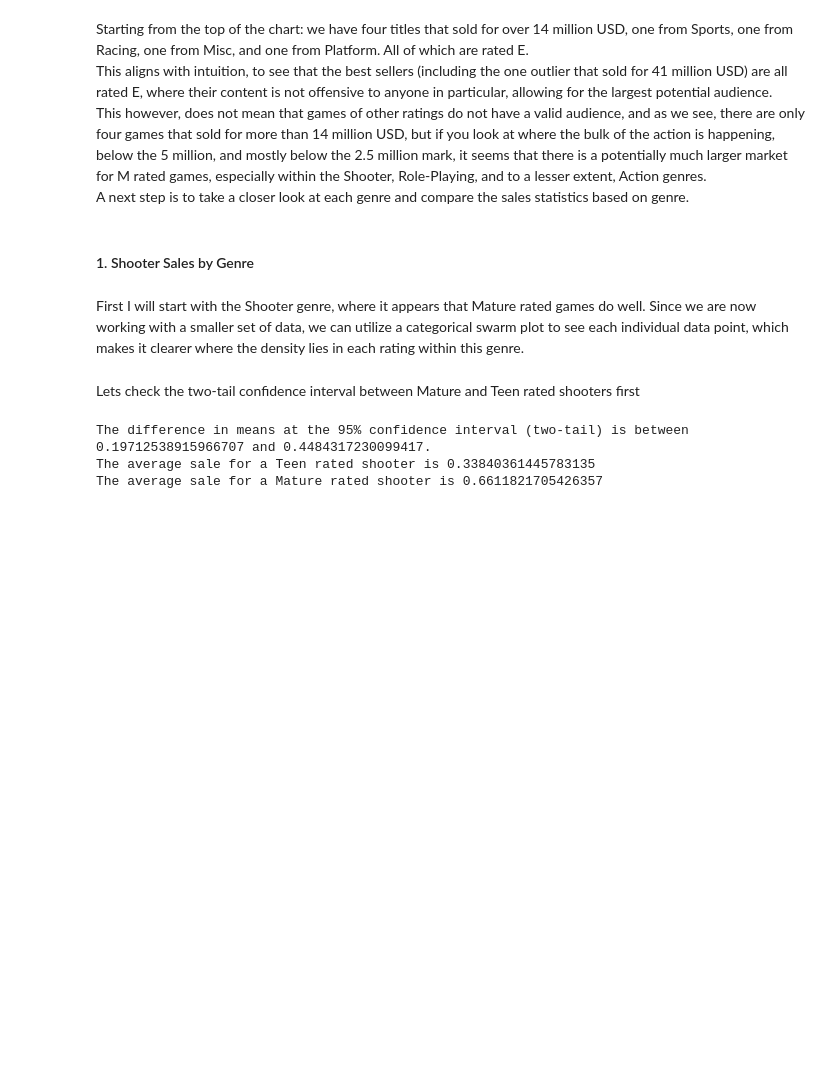
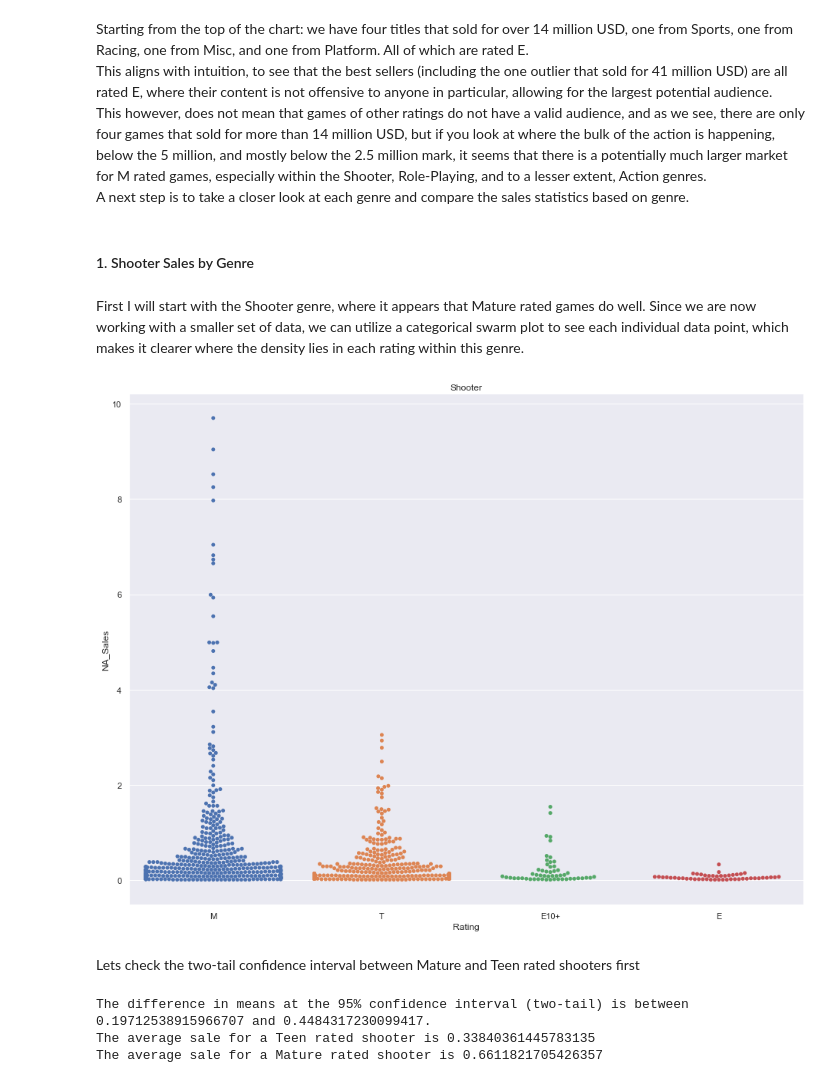
Before and after one commit to rjstange/Video-Game-Sales-by-ESRB-Rating, a Jupyter notebook: Video Game Sales By Maturity Rating.ipynb, the cells around one changed output. Cells and saved outputs as stored; diff of their text form; code cells hidden in the pictures; blank space fills up the shorter version.

```diff
--- a/Video Game Sales By Maturity Rating.ipynb
+++ b/Video Game Sales By Maturity Rating.ipynb
@@ -201,15 +216,18 @@ First I will start with the Shooter genre, where it appears that Mature rated ga
 # %%
 sns.catplot(
     x="Rating",
     y="NA_Sales",
     kind="swarm",
-    aspect=3,
+    height=10,
+    aspect=1.3,
     data=na_sales_e_to_m[
         na_sales_e_to_m["Genre"] == "Shooter"
     ],
 )
 plt.title("Shooter")
 plt.show()
+# %% [output]
+[figure, added]
 # %% [markdown]
 
 Lets check the two-tail confidence interval between Mature and Teen rated shooters first
```
Also changed, not shown: parts of 6 cells of this notebook.
